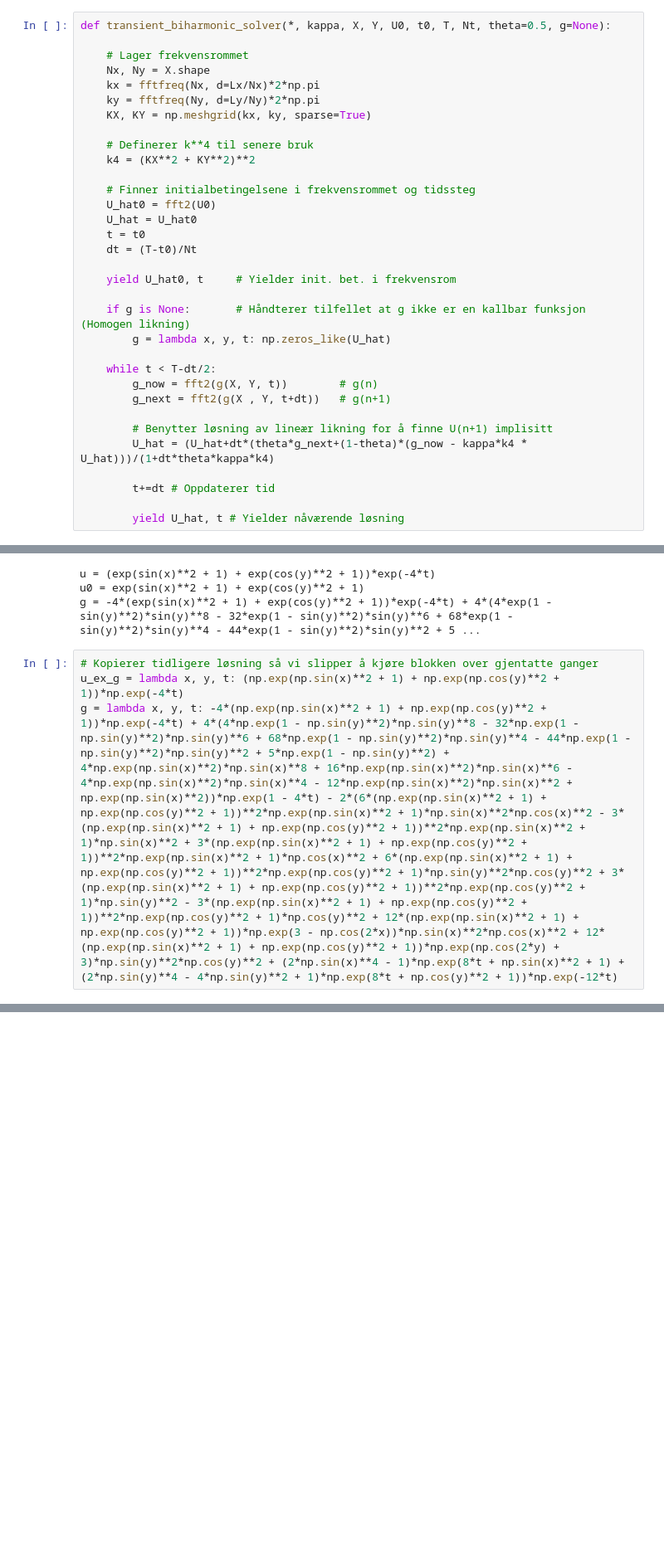
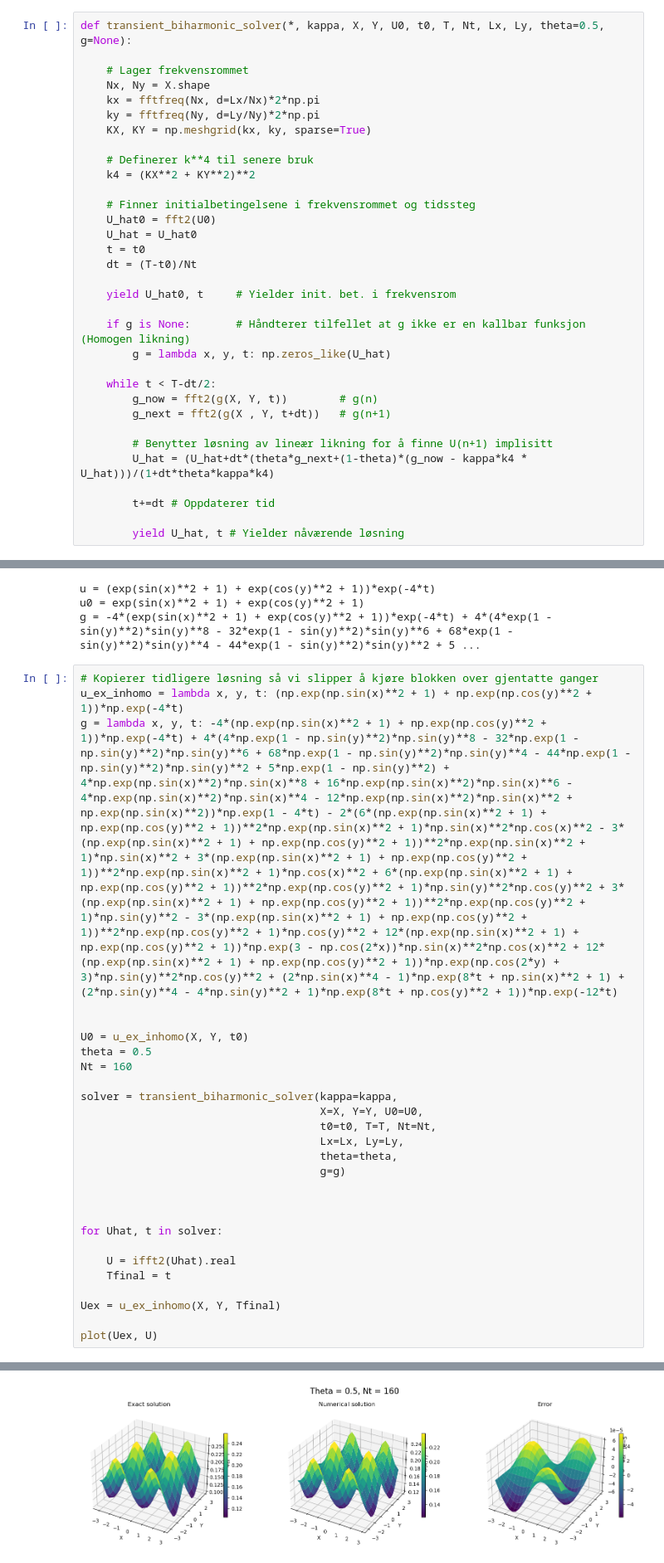
Before and after one commit to marieke-vaske/VitBer-InMat, a Jupyter notebook: Task3.ipynb, the cells around one changed output, grey strips where cells are left out. Shown: that part at 83% size. Cells and saved outputs as stored; diff of their text form; blank space fills up the shorter version.

```diff
--- a/Task3.ipynb
+++ b/Task3.ipynb
@@ -311,6 +312,6 @@ from scipy.fft import fft2, ifft2, fftfreq
 import pandas as pd
 # %%
-def transient_biharmonic_solver(*, kappa, X, Y, U0, t0, T, Nt, theta=0.5, g=None):
+def transient_biharmonic_solver(*, kappa, X, Y, U0, t0, T, Nt, Lx, Ly, theta=0.5, g=None):
 
     # Lager frekvensrommet
     Nx, Ny = X.shape
@@ -525,5 +483,29 @@ u0 = exp(sin(x)**2 + 1) + exp(cos(y)**2 + 1)
 g = -4*(exp(sin(x)**2 + 1) + exp(cos(y)**2 + 1))*exp(-4*t) + 4*(4*exp(1 - sin(y)**2)*sin(y)**8 - 32*exp(1 - sin(y)**2)*sin(y)**6 + 68*exp(1 - sin(y)**2)*sin(y)**4 - 44*exp(1 - sin(y)**2)*sin(y)**2 + 5 ...
 # %%
 # Kopierer tidligere løsning så vi slipper å kjøre blokken over gjentatte ganger
-u_ex_g = lambda x, y, t: (np.exp(np.sin(x)**2 + 1) + np.exp(np.cos(y)**2 + 1))*np.exp(-4*t)
+u_ex_inhomo = lambda x, y, t: (np.exp(np.sin(x)**2 + 1) + np.exp(np.cos(y)**2 + 1))*np.exp(-4*t)
 g = lambda x, y, t: -4*(np.exp(np.sin(x)**2 + 1) + np.exp(np.cos(y)**2 + 1))*np.exp(-4*t) + 4*(4*np.exp(1 - np.sin(y)**2)*np.sin(y)**8 - 32*np.exp(1 - np.sin(y)**2)*np.sin(y)**6 + 68*np.exp(1 - np.sin(y)**2)*np.sin(y)**4 - 44*np.exp(1 - np.sin(y)**2)*np.sin(y)**2 + 5*np.exp(1 - np.sin(y)**2) + 4*np.exp(np.sin(x)**2)*np.sin(x)**8 + 16*np.exp(np.sin(x)**2)*np.sin(x)**6 - 4*np.exp(np.sin(x)**2)*np.sin(x)**4 - 12*np.exp(np.sin(x)**2)*np.sin(x)**2 + np.exp(np.sin(x)**2))*np.exp(1 - 4*t) - 2*(6*(np.exp(np.sin(x)**2 + 1) + np.exp(np.cos(y)**2 + 1))**2*np.exp(np.sin(x)**2 + 1)*np.sin(x)**2*np.cos(x)**2 - 3*(np.exp(np.sin(x)**2 + 1) + np.exp(np.cos(y)**2 + 1))**2*np.exp(np.sin(x)**2 + 1)*np.sin(x)**2 + 3*(np.exp(np.sin(x)**2 + 1) + np.exp(np.cos(y)**2 + 1))**2*np.exp(np.sin(x)**2 + 1)*np.cos(x)**2 + 6*(np.exp(np.sin(x)**2 + 1) + np.exp(np.cos(y)**2 + 1))**2*np.exp(np.cos(y)**2 + 1)*np.sin(y)**2*np.cos(y)**2 + 3*(np.exp(np.sin(x)**2 + 1) + np.exp(np.cos(y)**2 + 1))**2*np.exp(np.cos(y)**2 + 1)*np.sin(y)**2 - 3*(np.exp(np.sin(x)**2 + 1) + np.exp(np.cos(y)**2 + 1))**2*np.exp(np.cos(y)**2 + 1)*np.cos(y)**2 + 12*(np.exp(np.sin(x)**2 + 1) + np.exp(np.cos(y)**2 + 1))*np.exp(3 - np.cos(2*x))*np.sin(x)**2*np.cos(x)**2 + 12*(np.exp(np.sin(x)**2 + 1) + np.exp(np.cos(y)**2 + 1))*np.exp(np.cos(2*y) + 3)*np.sin(y)**2*np.cos(y)**2 + (2*np.sin(x)**4 - 1)*np.exp(8*t + np.sin(x)**2 + 1) + (2*np.sin(y)**4 - 4*np.sin(y)**2 + 1)*np.exp(8*t + np.cos(y)**2 + 1))*np.exp(-12*t)
+
+
+U0 = u_ex_inhomo(X, Y, t0)
+theta = 0.5
+Nt = 160
+
+solver = transient_biharmonic_solver(kappa=kappa,
+                                     X=X, Y=Y, U0=U0,
+                                     t0=t0, T=T, Nt=Nt,
+                                     Lx=Lx, Ly=Ly,
+                                     theta=theta,
+                                     g=g)
+
+
+
+for Uhat, t in solver:
+
+    U = ifft2(Uhat).real
+    Tfinal = t
+
+Uex = u_ex_inhomo(X, Y, Tfinal)
+
+plot(Uex, U)
+# %% [output]
@@ -530,2 +513,3 @@ g = lambda x, y, t: -4*(np.exp(np.sin(x)**2 + 1) + np.exp(np.cos(y)**2 + 1))*np.
+[figure, added]
 # %%
 thetas = [0.5, 1]
```
Also changed, not shown: parts of 16 cells of this notebook.
